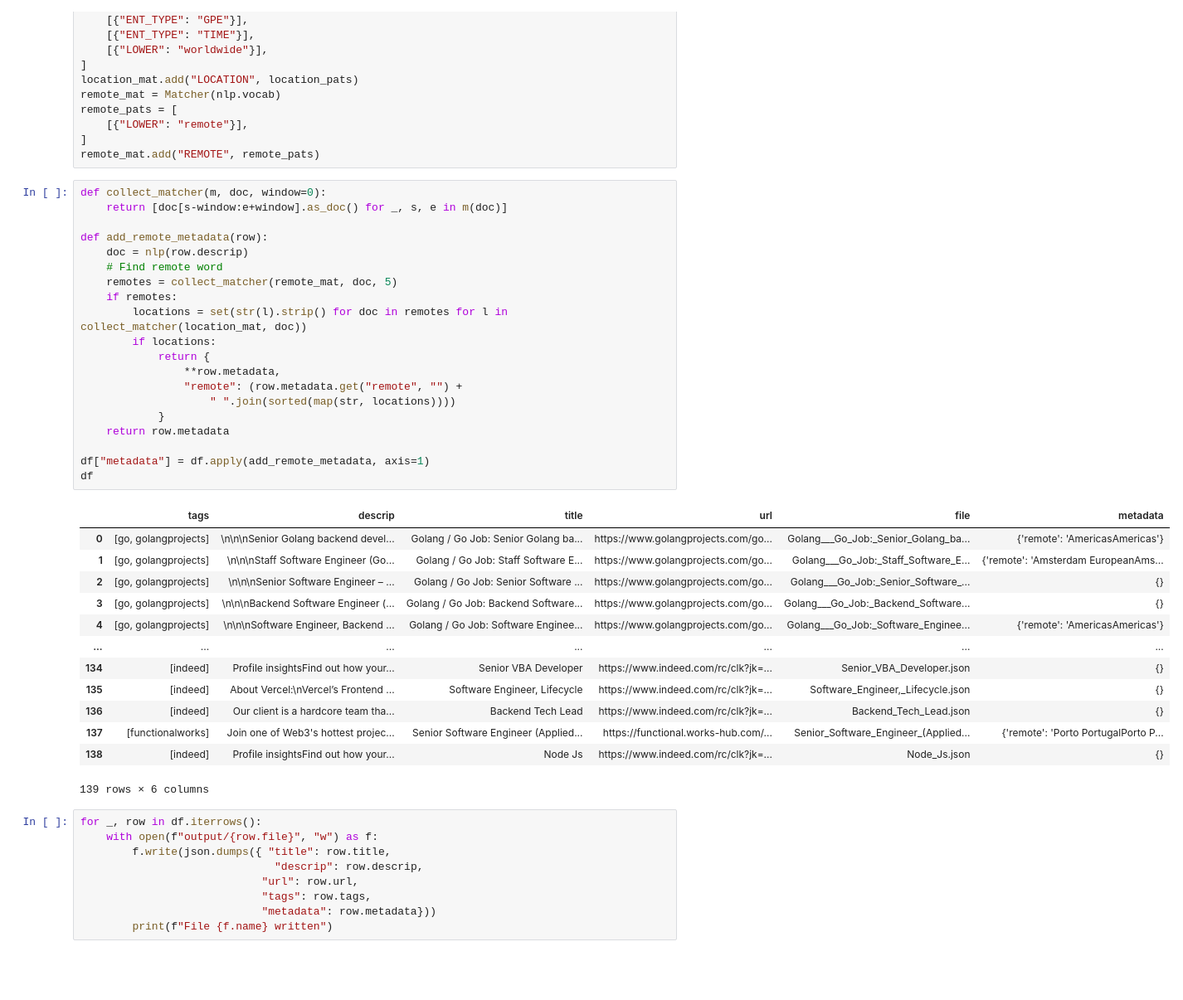
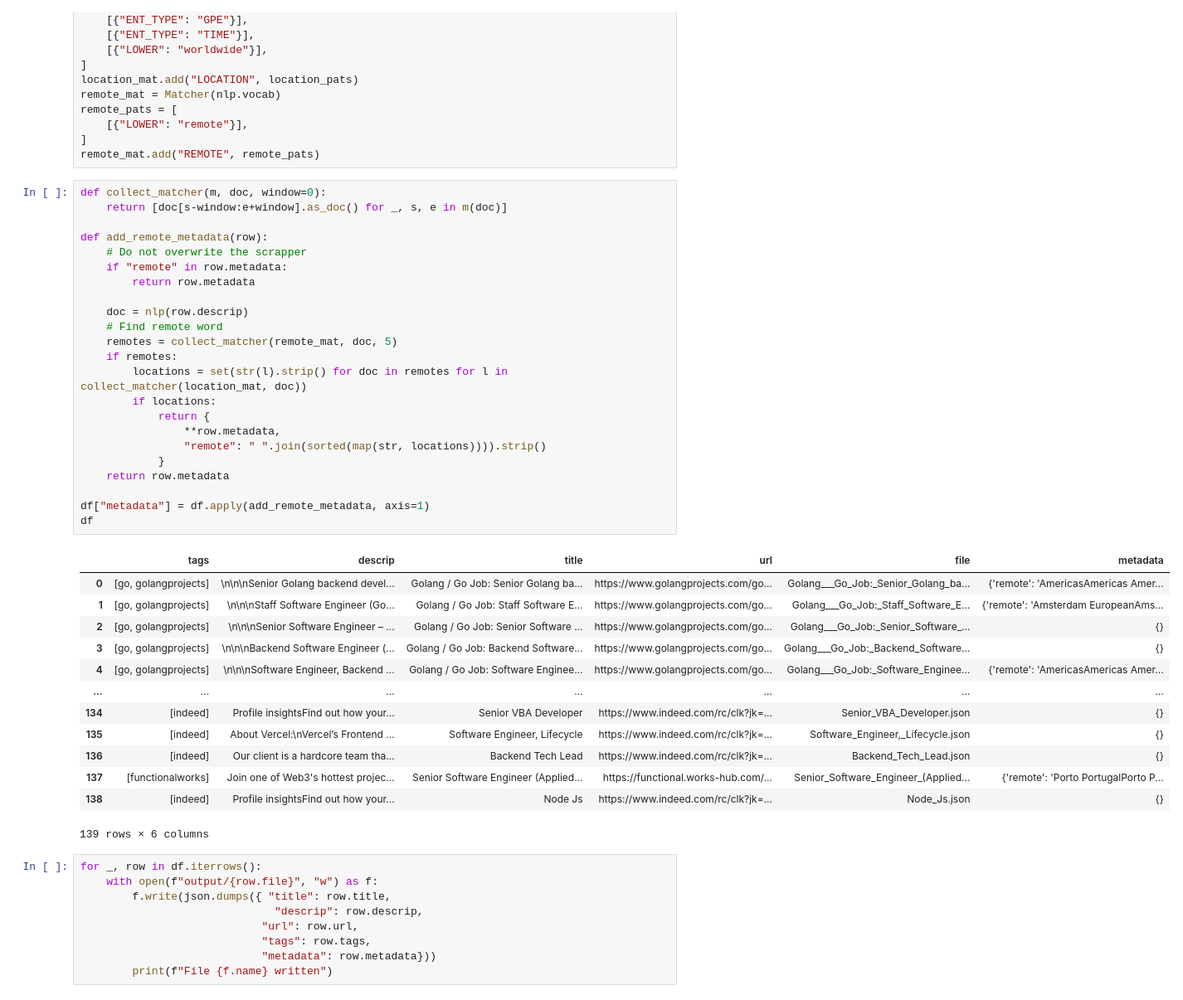
Before and after one commit to dhilst/scrapjobs.go, a Jupyter notebook: metadata.ipynb, the cells around one changed output. Shown: that part at 83% size. Drawn from its saved outputs; the diff is of its cells as text; blank space fills up the shorter version.

Commit message:
Improving metadata.py and scrap.mjs coexistence

```diff
--- a/metadata.ipynb
+++ b/metadata.ipynb
@@ -104,30 +104,33 @@ remote_mat.add("REMOTE", remote_pats)
 # %%
 def collect_matcher(m, doc, window=0):
     return [doc[s-window:e+window].as_doc() for _, s, e in m(doc)]
 
 def add_remote_metadata(row):
+    # Do not overwrite the scrapper
+    if "remote" in row.metadata:
+        return row.metadata
+
     doc = nlp(row.descrip)
     # Find remote word
     remotes = collect_matcher(remote_mat, doc, 5)
     if remotes:
         locations = set(str(l).strip() for doc in remotes for l in collect_matcher(location_mat, doc))
         if locations:
             return {
                 **row.metadata,
-                "remote": (row.metadata.get("remote", "") +
-                    " ".join(sorted(map(str, locations))))
+                "remote": " ".join(sorted(map(str, locations)))).strip()
             }
     return row.metadata
 
 df["metadata"] = df.apply(add_remote_metadata, axis=1)
 df
 # %% [output]
 |  | tags | descrip | title | url | file | metadata |
-| 0 | [go, golangprojects] | \n\n\nSenior Golang backend devel... | Golang / Go Job: Senior Golang ba... | https://www.golangprojects.com/go... | Golang___Go_Job:_Senior_Golang_ba... | {'remote': 'AmericasAmericas'} |
+| 0 | [go, golangprojects] | \n\n\nSenior Golang backend devel... | Golang / Go Job: Senior Golang ba... | https://www.golangprojects.com/go... | Golang___Go_Job:_Senior_Golang_ba... | {'remote': 'AmericasAmericas Amer... |
 | 1 | [go, golangprojects] | \n\n\nStaff Software Engineer (Go... | Golang / Go Job: Staff Software E... | https://www.golangprojects.com/go... | Golang___Go_Job:_Staff_Software_E... | {'remote': 'Amsterdam EuropeanAms... |
 | 2 | [go, golangprojects] | \n\n\nSenior Software Engineer – ... | Golang / Go Job: Senior Software ... | https://www.golangprojects.com/go... | Golang___Go_Job:_Senior_Software_... | {} |
 | 3 | [go, golangprojects] | \n\n\nBackend Software Engineer (... | Golang / Go Job: Backend Software... | https://www.golangprojects.com/go... | Golang___Go_Job:_Backend_Software... | {} |
-| 4 | [go, golangprojects] | \n\n\nSoftware Engineer, Backend ... | Golang / Go Job: Software Enginee... | https://www.golangprojects.com/go... | Golang___Go_Job:_Software_Enginee... | {'remote': 'AmericasAmericas'} |
+| 4 | [go, golangprojects] | \n\n\nSoftware Engineer, Backend ... | Golang / Go Job: Software Enginee... | https://www.golangprojects.com/go... | Golang___Go_Job:_Software_Enginee... | {'remote': 'AmericasAmericas Amer... |
 | ... | ... | ... | ... | ... | ... | ... |
 | 134 | [indeed] | Profile insightsFind out how your... | Senior VBA Developer | https://www.indeed.com/rc/clk?jk=... | Senior_VBA_Developer.json | {} |
 | 135 | [indeed] | About Vercel:\nVercel’s Frontend ... | Software Engineer, Lifecycle | https://www.indeed.com/rc/clk?jk=... | Software_Engineer,_Lifecycle.json | {} |
```
Also changed, not shown: 5 other files.
